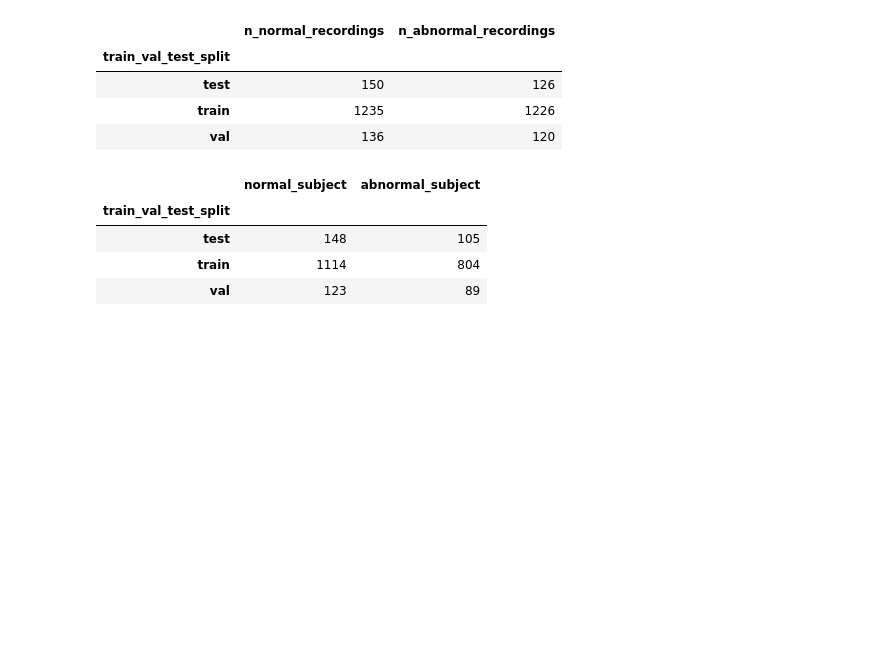
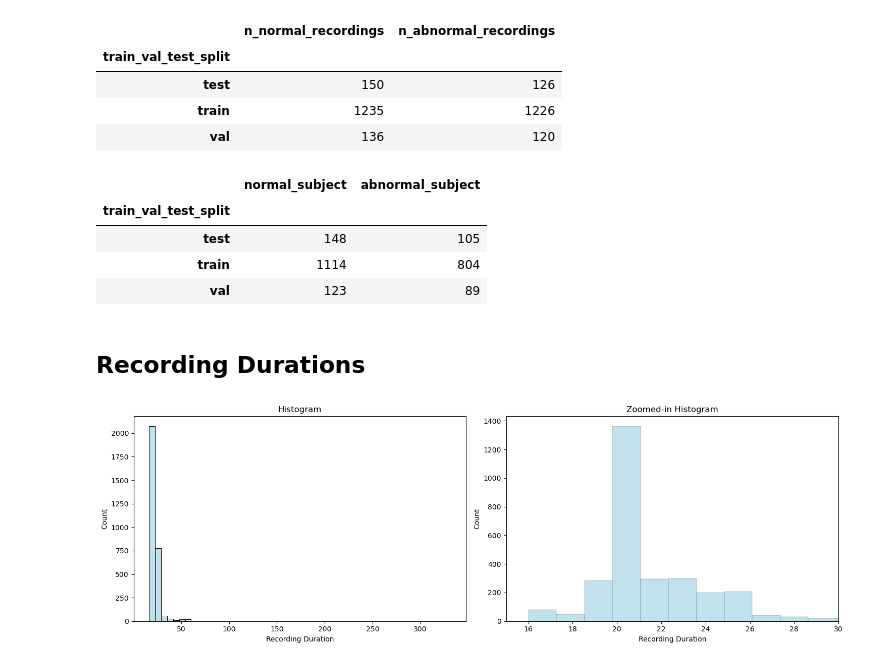
Before and after one commit to bomatter/data-TUAB, a Jupyter notebook: code/dataset_inspection.ipynb, the cells around one changed output. Saved outputs shown, nothing was run; the diff lists cells and outputs as text; code cells hidden in the pictures; blank space fills up the shorter version.

Commit message:
added recording durations in dataset inspection

```diff
--- a/code/dataset_inspection.ipynb
+++ b/code/dataset_inspection.ipynb
@@ -66,3 +69,32 @@ participants_tsv.groupby("train_val_test_split")[["normal_subject", "abnormal_su
 | test | 148 | 105 |
 | train | 1114 | 804 |
 | val | 123 | 89 |
+# %% [markdown]
+## Recording Durations
+# %%
+# Extract recording durations (in minutes and floored to the nearest minute)
+durations = []
+files = list(rawdata_dir.glob("**/*.edf"))
+for file in files:
+    raw = mne.io.read_raw_edf(file, verbose=False)
+    durations.append(raw.times[-1] // 60)  # in minutes
+
+durations = pd.Series(durations)
+# %%
+fig, axs = plt.subplots(1, 2, figsize=(15, 5))
+
+# Original histogram
+sns.histplot(durations, bins=50, color='lightblue', ax=axs[0])
+axs[0].set_xlabel('Recording Duration')
+axs[0].set_title('Histogram')
+
+# Zoomed-in histogram
+sns.histplot(durations, bins=250, color='lightblue', ax=axs[1])
+axs[1].set_xlim(15, 30)  # Set x-axis limits for zoomed-in plot
+axs[1].set_xlabel('Recording Duration')
+axs[1].set_title('Zoomed-in Histogram')
+
+plt.tight_layout()
+plt.show()
+# %% [output]
+[figure, added]
```
Also changed, not shown: parts of 5 cells of this notebook.
